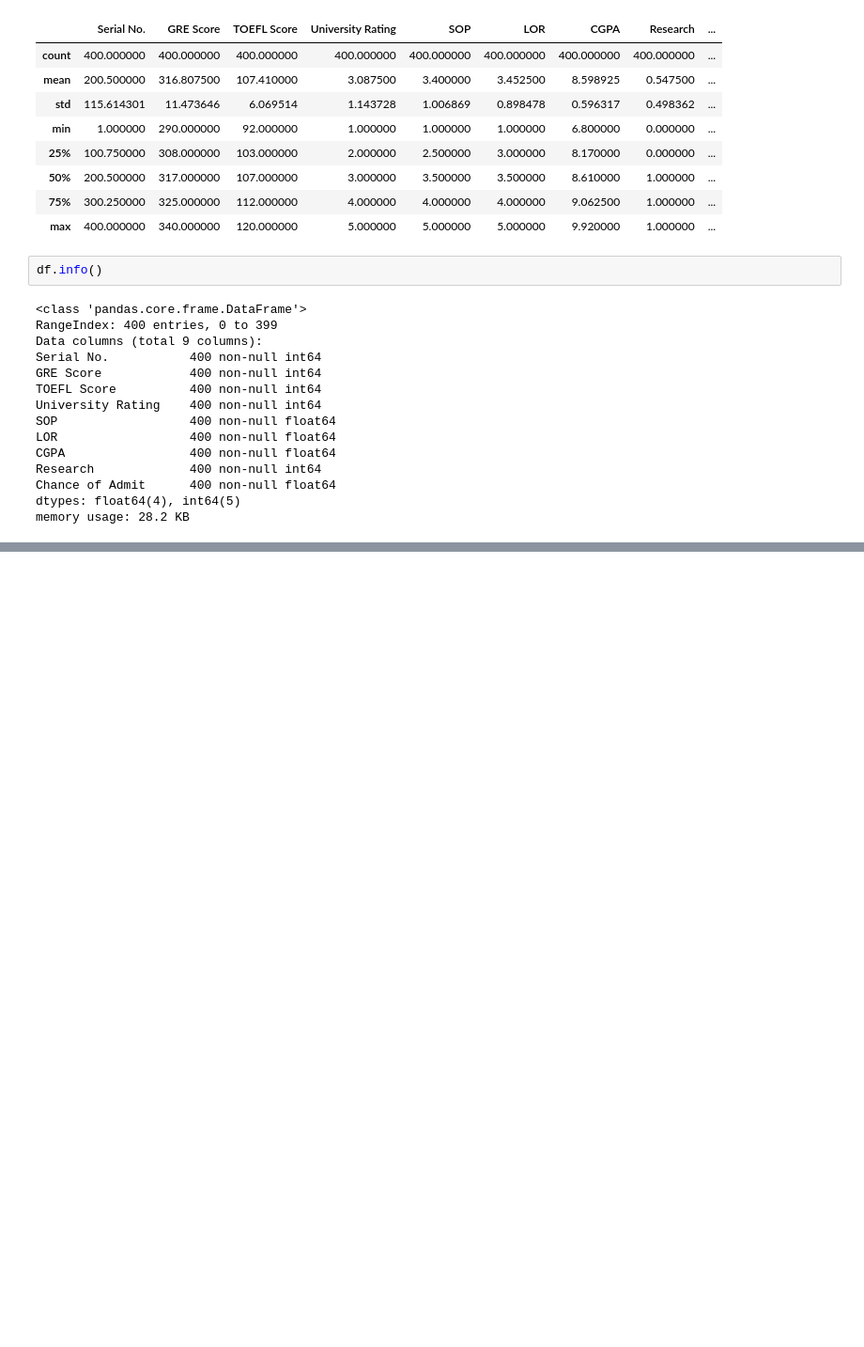
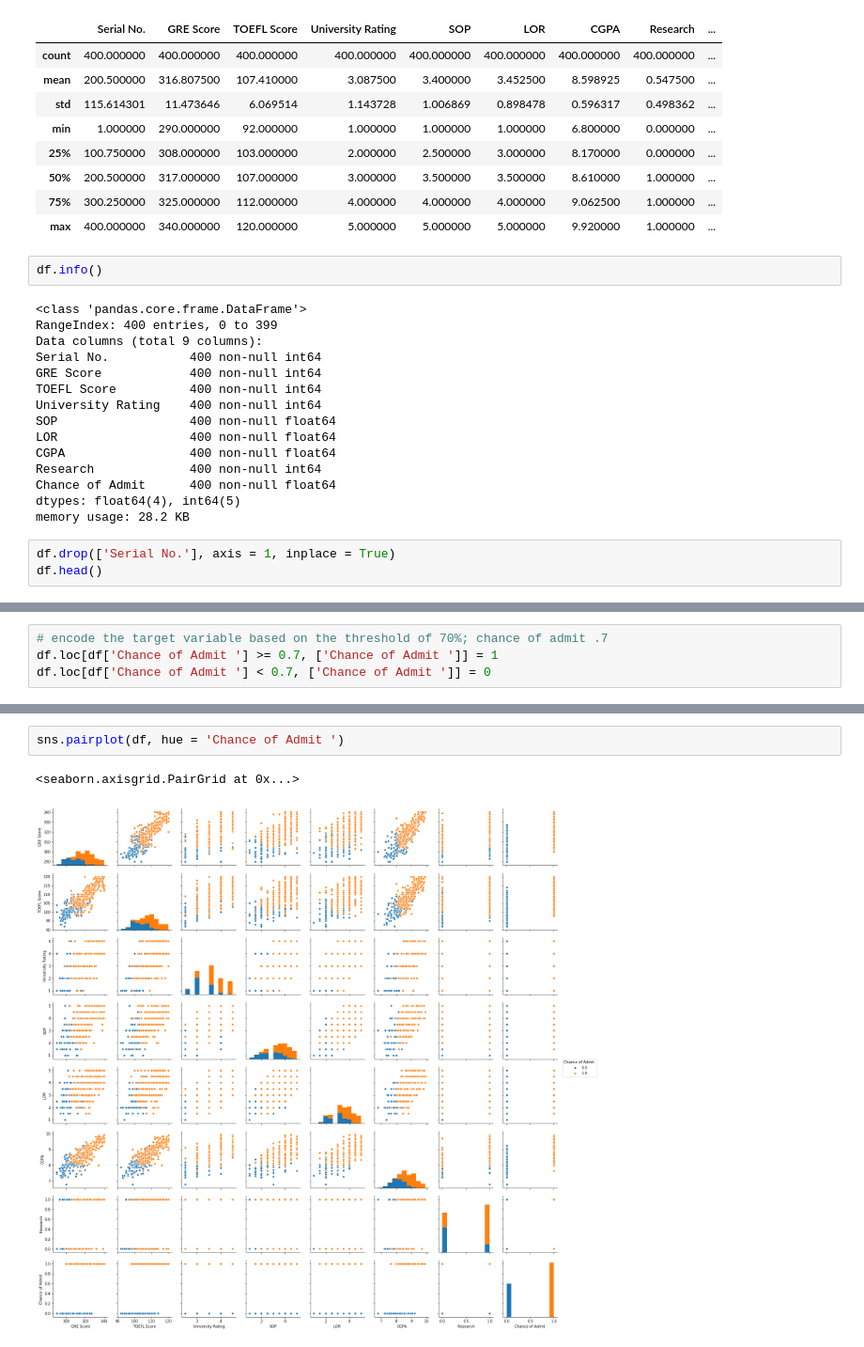
Before and after one commit to swtluk/ClassificationAssignment, a Jupyter notebook: ClassificationAssignment.ipynb, the cells around one changed output, grey strips where cells are left out. Shown at 94% size. Drawn from its saved outputs; the diff is of its cells as text; blank space fills up the shorter version.

```diff
--- a/ClassificationAssignment.ipynb
+++ b/ClassificationAssignment.ipynb
@@ -142,3 +148,6 @@ Research             400 non-null int64
 Chance of Admit      400 non-null float64
 dtypes: float64(4), int64(5)
 memory usage: 28.2 KB
+# %%
+df.drop(['Serial No.'], axis = 1, inplace = True)
+df.head()
@@ -144,0 +161,4 @@ memory usage: 28.2 KB
+# %%
+# encode the target variable based on the threshold of 70%; chance of admit .7
+df.loc[df['Chance of Admit '] >= 0.7, ['Chance of Admit ']] = 1
+df.loc[df['Chance of Admit '] < 0.7, ['Chance of Admit ']] = 0
@@ -144,0 +179,5 @@ memory usage: 28.2 KB
+# %%
+sns.pairplot(df, hue = 'Chance of Admit ')
+# %% [output]
+<seaborn.axisgrid.PairGrid at 0x...>
+[figure, added]
```
Also changed, not shown: parts of 4 cells of this notebook.
